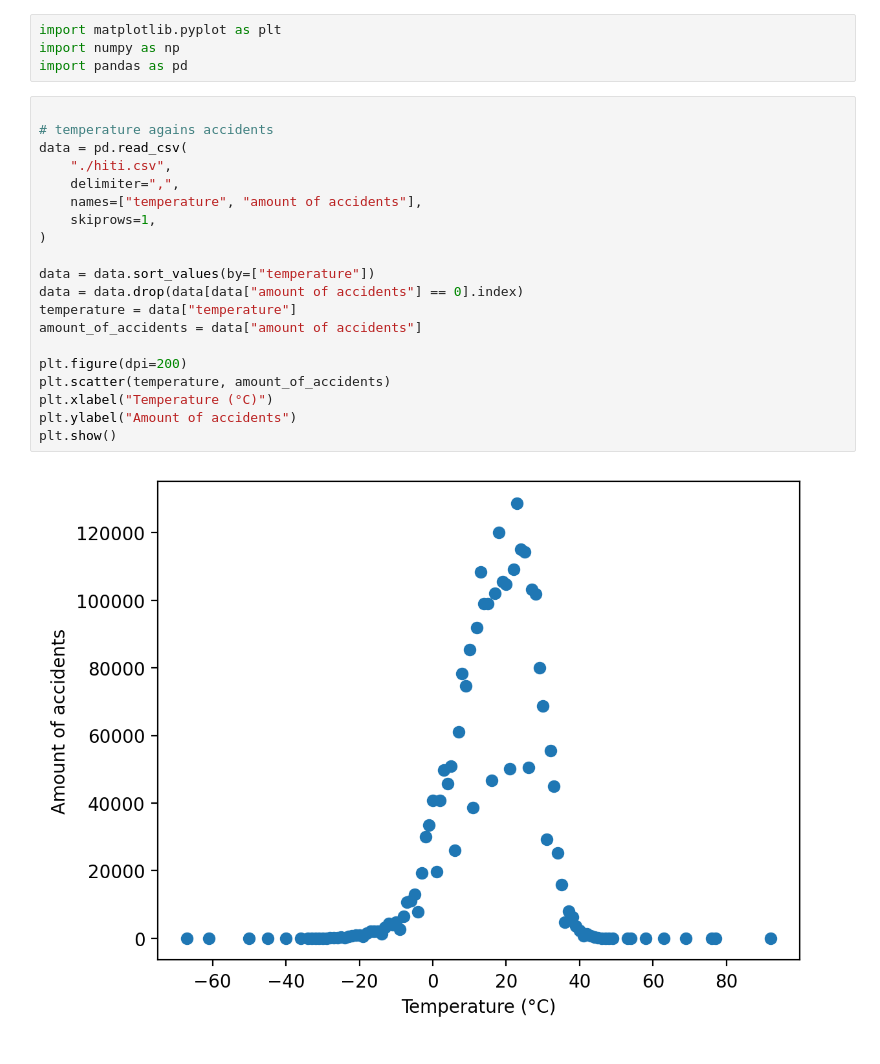
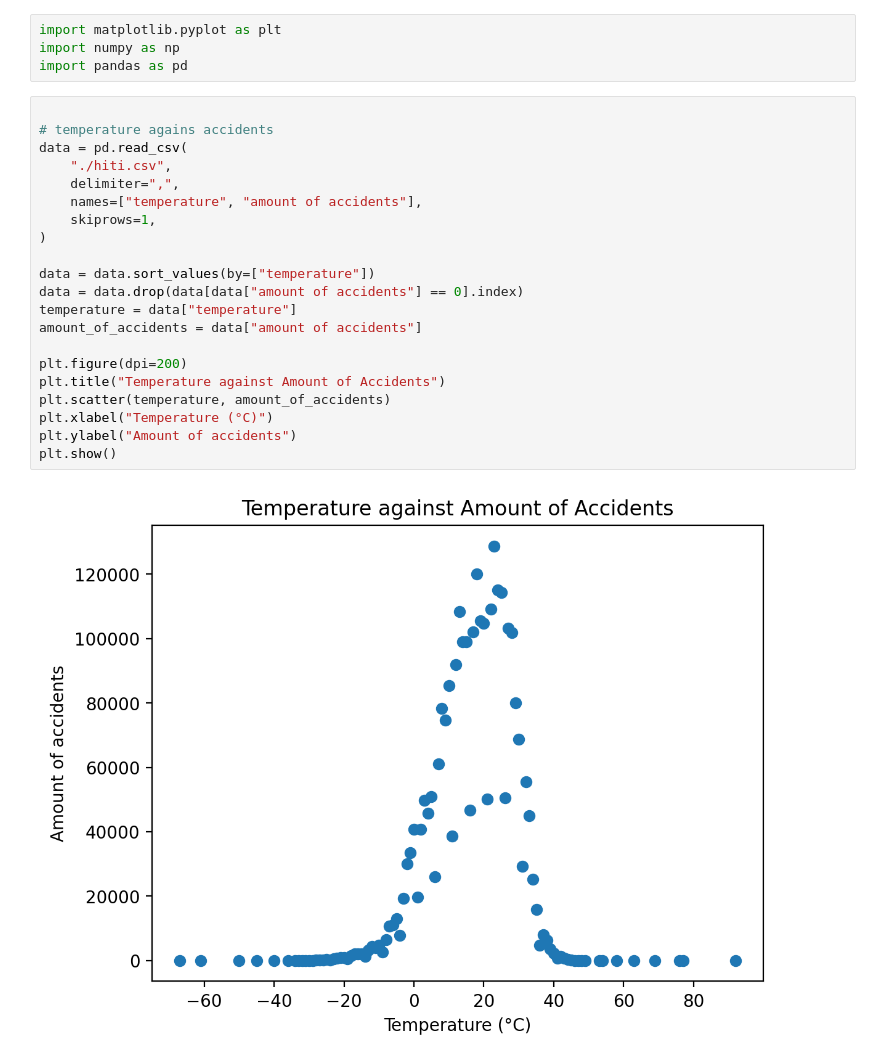
Before and after one commit to sigurdurhaukur/slysprediction, a Jupyter notebook: accidents/temp_plot.ipynb, the cells around one changed output. Drawn from its saved outputs; the diff is of its cells as text.

```diff
--- a/accidents/temp_plot.ipynb
+++ b/accidents/temp_plot.ipynb
@@ -5,25 +5,26 @@ import pandas as pd
 # %%
 
 # temperature agains accidents
 data = pd.read_csv(
     "./hiti.csv",
     delimiter=",",
     names=["temperature", "amount of accidents"],
     skiprows=1,
 )
 
 data = data.sort_values(by=["temperature"])
 data = data.drop(data[data["amount of accidents"] == 0].index)
 temperature = data["temperature"]
 amount_of_accidents = data["amount of accidents"]
 
 plt.figure(dpi=200)
+plt.title("Temperature against Amount of Accidents")
 plt.scatter(temperature, amount_of_accidents)
 plt.xlabel("Temperature (°C)")
 plt.ylabel("Amount of accidents")
 plt.show()
 # %% [output]
-[figure, old version]
+[figure, new version]
 # %%
 
 # wind speed against accidents
```
Also changed, not shown: parts of 1 cell of this notebook, 11 other files.
